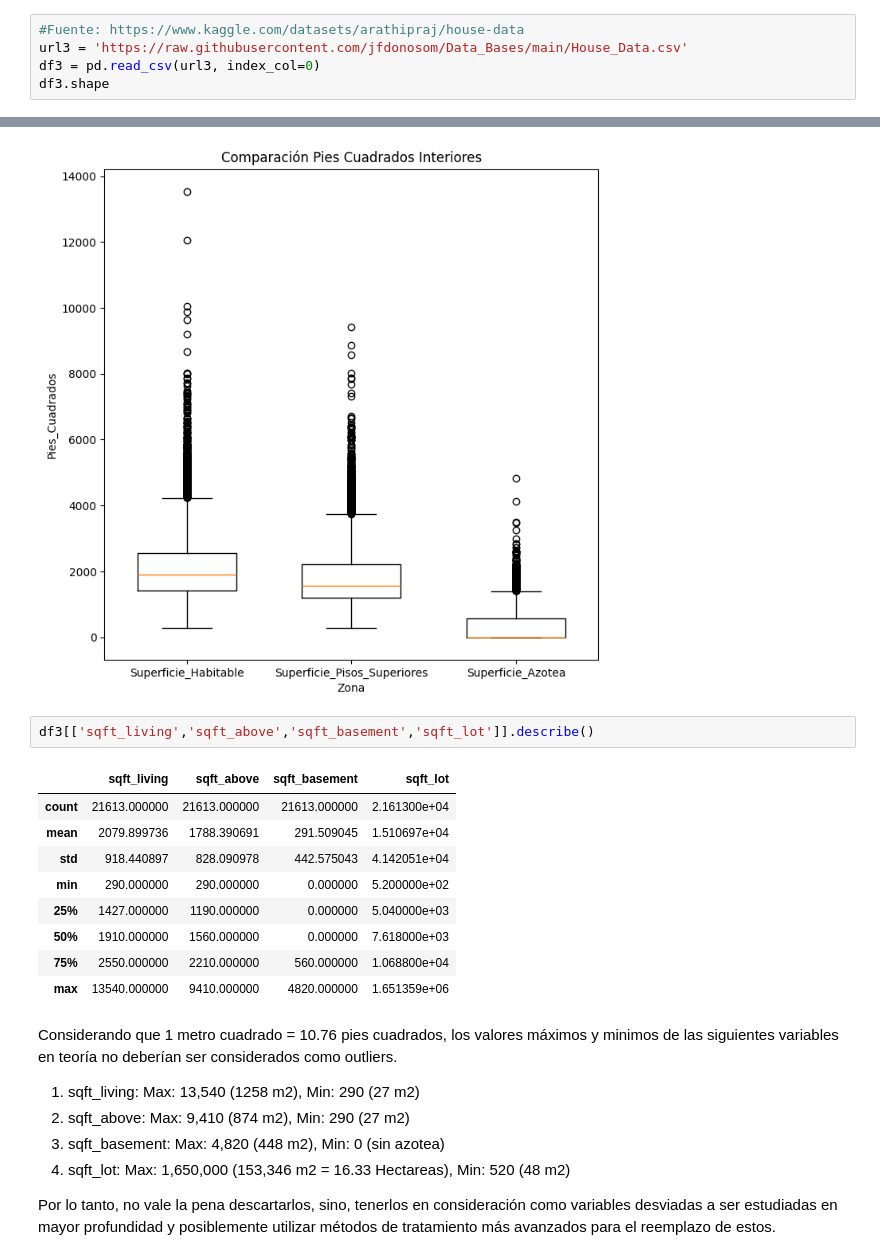
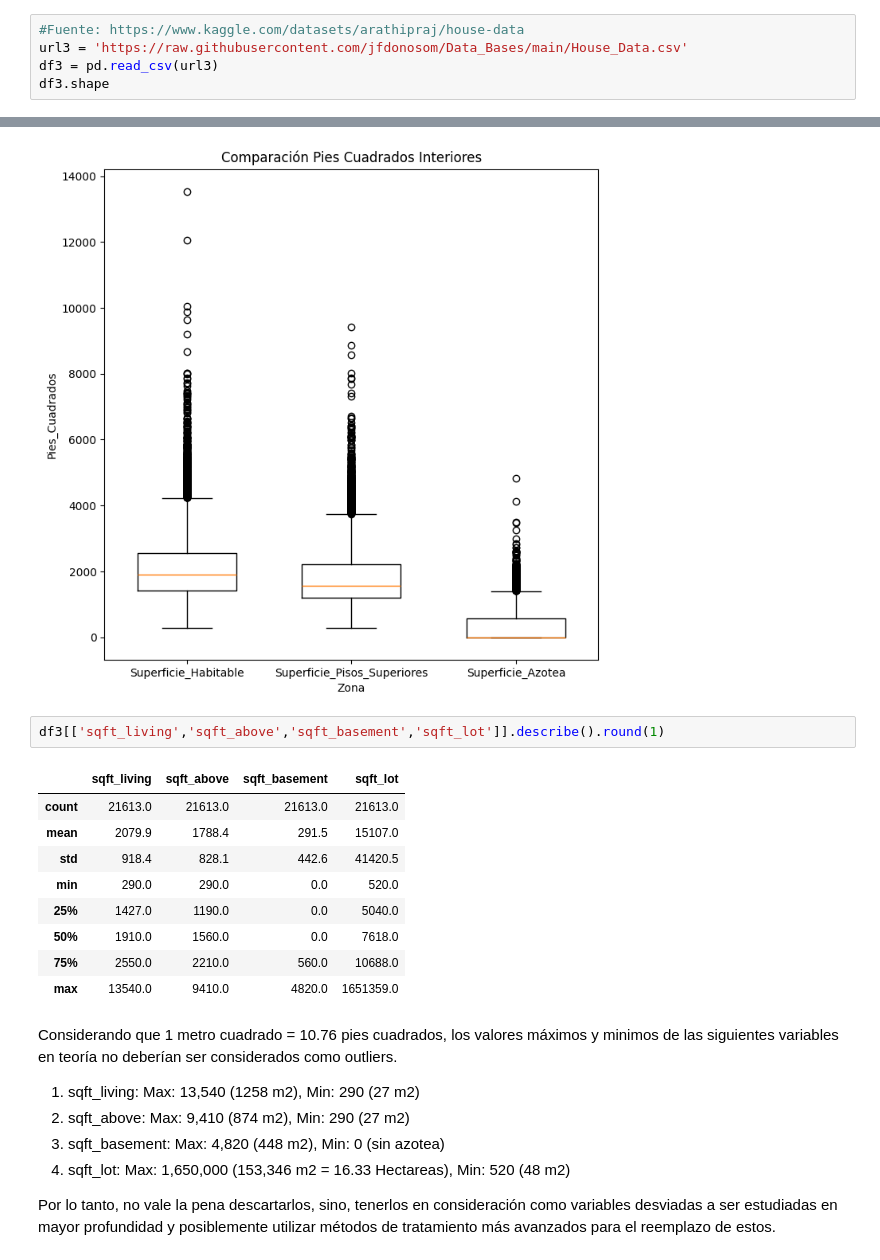
Before and after one commit to jfdonosom/Notebooks, a Jupyter notebook: Proyecto_ParteIII_+Donoso_Mendieta.ipynb, the cells around one changed output, grey strips where cells are left out. Cells and saved outputs as stored; diff of their text form.

```diff
--- a/Proyecto_ParteIII_+Donoso_Mendieta.ipynb
+++ b/Proyecto_ParteIII_+Donoso_Mendieta.ipynb
@@ -46,6 +48,6 @@ import seaborn as sns
 # %%
 #Fuente: https://www.kaggle.com/datasets/arathipraj/house-data
 url3 = 'https://raw.githubusercontent.com/jfdonosom/Data_Bases/main/House_Data.csv'
-df3 = pd.read_csv(url3, index_col=0)
+df3 = pd.read_csv(url3)
 df3.shape
 # %% [output]
@@ -400,17 +402,17 @@ plt.show()
 # %% [output]
 [figure]
 # %%
-df3[['sqft_living','sqft_above','sqft_basement','sqft_lot']].describe()
+df3[['sqft_living','sqft_above','sqft_basement','sqft_lot']].describe().round(1)
 # %% [output]
 |  | sqft_living | sqft_above | sqft_basement | sqft_lot |
-| count | 21613.000000 | 21613.000000 | 21613.000000 | 2.161300e+04 |
-| mean | 2079.899736 | 1788.390691 | 291.509045 | 1.510697e+04 |
-| std | 918.440897 | 828.090978 | 442.575043 | 4.142051e+04 |
-| min | 290.000000 | 290.000000 | 0.000000 | 5.200000e+02 |
-| 25% | 1427.000000 | 1190.000000 | 0.000000 | 5.040000e+03 |
-| 50% | 1910.000000 | 1560.000000 | 0.000000 | 7.618000e+03 |
-| 75% | 2550.000000 | 2210.000000 | 560.000000 | 1.068800e+04 |
-| max | 13540.000000 | 9410.000000 | 4820.000000 | 1.651359e+06 |
+| count | 21613.0 | 21613.0 | 21613.0 | 21613.0 |
+| mean | 2079.9 | 1788.4 | 291.5 | 15107.0 |
+| std | 918.4 | 828.1 | 442.6 | 41420.5 |
+| min | 290.0 | 290.0 | 0.0 | 520.0 |
+| 25% | 1427.0 | 1190.0 | 0.0 | 5040.0 |
+| 50% | 1910.0 | 1560.0 | 0.0 | 7618.0 |
+| 75% | 2550.0 | 2210.0 | 560.0 | 10688.0 |
+| max | 13540.0 | 9410.0 | 4820.0 | 1651359.0 |
 # %% [markdown]
 Considerando que 1 metro cuadrado = 10.76 pies cuadrados, los valores máximos y minimos de las siguientes variables en teoría no deberían ser considerados como outliers.
 
```
Also changed, not shown: parts of 52 cells of this notebook.
